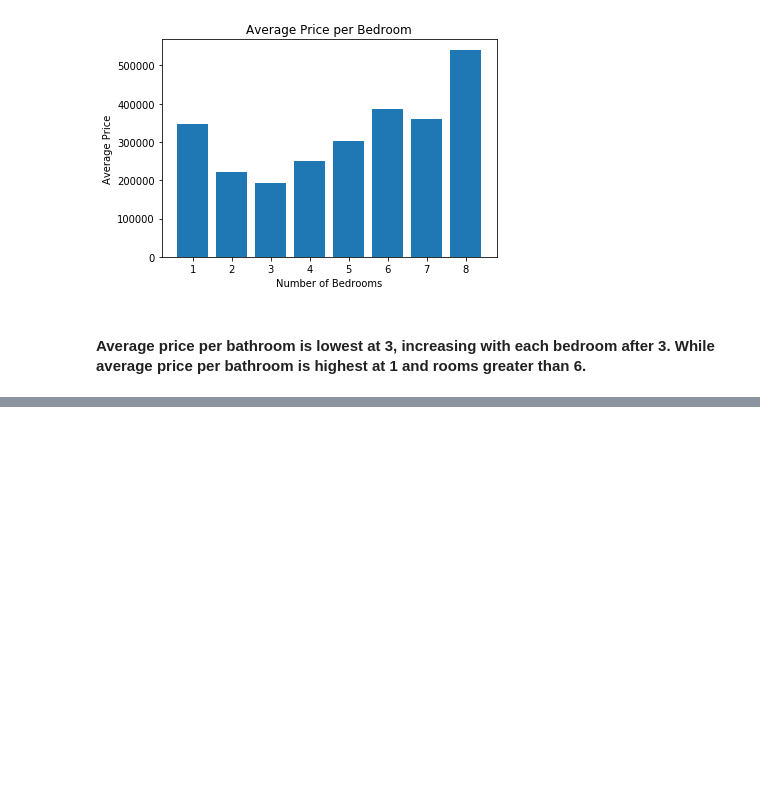
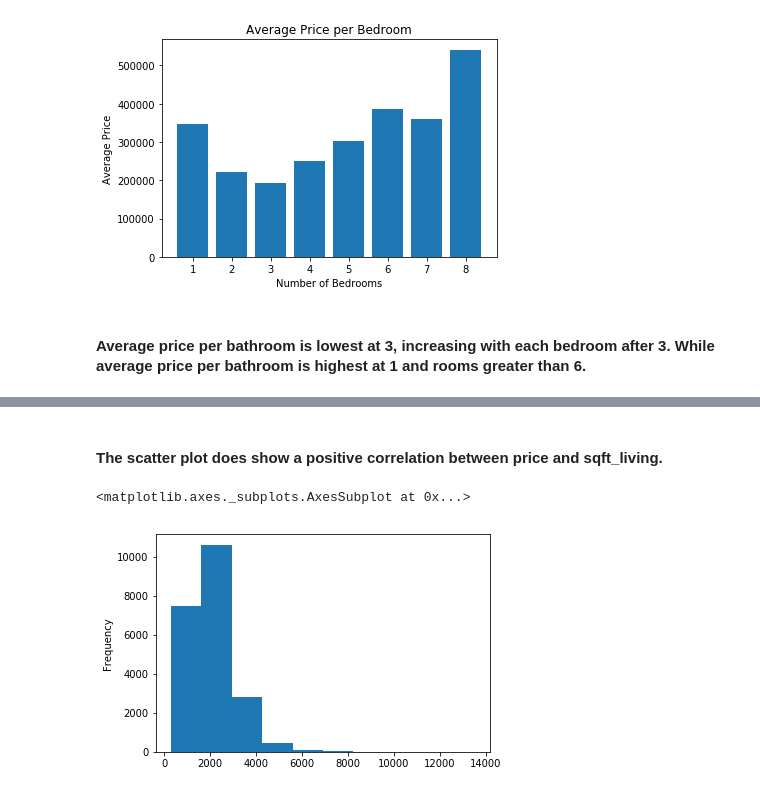
Before and after one commit to mwon3919/Springboard_Captstone1, a Jupyter notebook: Springboard_capstoneproject1.ipynb, the cells around one changed output, grey strips where cells are left out. Drawn from its saved outputs; the diff is of its cells as text; code cells hidden in the pictures; blank space fills up the shorter version.

```diff
--- a/Springboard_capstoneproject1.ipynb
+++ b/Springboard_capstoneproject1.ipynb
@@ -1167,0 +1191,7 @@ Text(0,0.5,'Average Price')
+# %% [markdown]
+#### The scatter plot does show a positive correlation between price and sqft_living.
+# %%
+dfsqft['sqft_living'].plot(kind='hist')
+# %% [output]
+<matplotlib.axes._subplots.AxesSubplot at 0x...>
+[figure, added]
```
Also changed, not shown: parts of 113 cells of this notebook.
